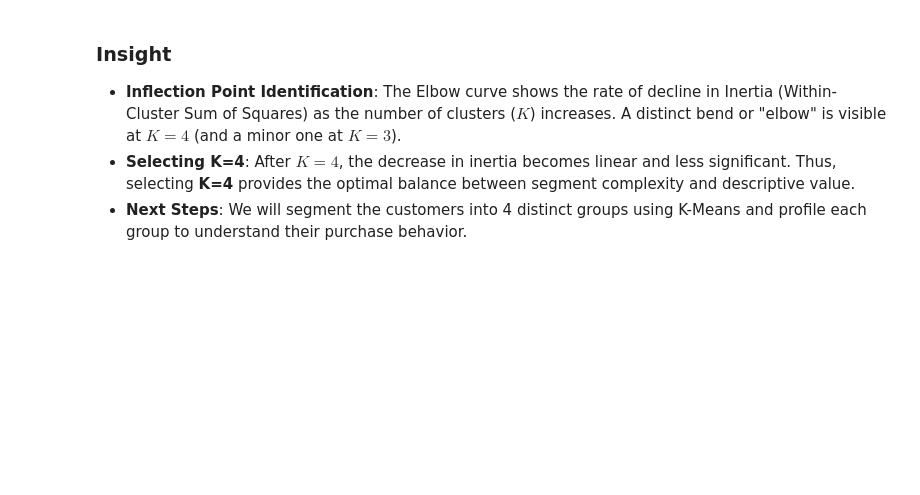
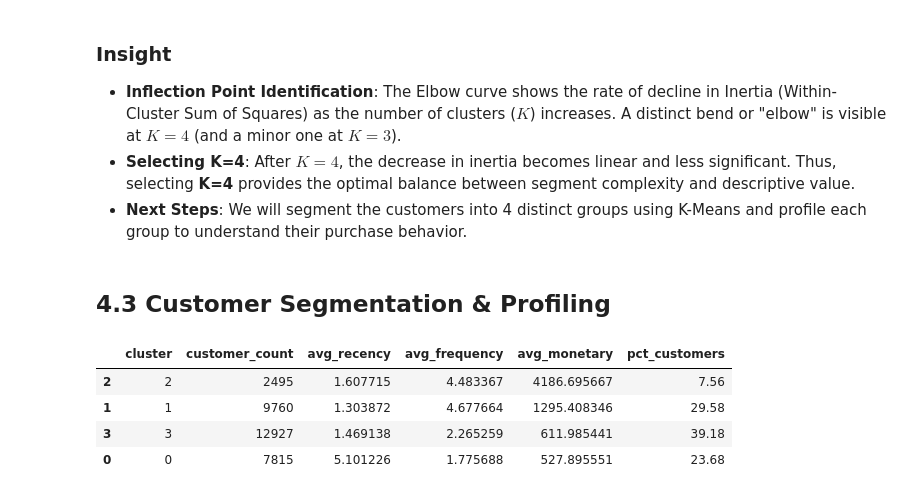
Before and after one commit to fathirrizkifadillah/Black-Friday, a Jupyter notebook: main.ipynb, the cells around one changed output. Saved outputs shown, nothing was run; the diff lists cells and outputs as text; code cells hidden in the pictures; blank space fills up the shorter version.

Commit message:
Customer Segmentation & Profiling

```diff
--- a/main.ipynb
+++ b/main.ipynb
@@ -1435,3 +1435,32 @@ plt.show()
 - **Inflection Point Identification**: The Elbow curve shows the rate of decline in Inertia (Within-Cluster Sum of Squares) as the number of clusters ($K$) increases. A distinct bend or "elbow" is visible at $K=4$ (and a minor one at $K=3$).
 - **Selecting K=4**: After $K=4$, the decrease in inertia becomes linear and less significant. Thus, selecting **K=4** provides the optimal balance between segment complexity and descriptive value.
 - **Next Steps**: We will segment the customers into 4 distinct groups using K-Means and profile each group to understand their purchase behavior.
+# %% [markdown]
+## 4.3 Customer Segmentation & Profiling
+# %%
+# Fit the final KMeans model with the optimal K=4
+kmeans_opt = KMeans(n_clusters=4, init='k-means++', random_state=42, n_init=10)
+rfm['cluster'] = kmeans_opt.fit_predict(rfm_scaled[['recency_scaled', 'frequency_scaled', 'monetary_scaled']])
+
+# Group by cluster and calculate the average RFM values
+cluster_profiles = rfm.groupby('cluster').agg(
+    customer_count=('customer_id', 'count'),
+    avg_recency=('recency', 'mean'),
+    avg_frequency=('frequency', 'mean'),
+    avg_monetary=('monetary', 'mean')
+).reset_index()
+
+# Calculate customer percentage share for each cluster
+cluster_profiles['pct_customers'] = (cluster_profiles['customer_count'] / len(rfm) * 100).round(2)
+
+# Sort by monetary value to rank segments from highest to lowest value
+cluster_profiles = cluster_profiles.sort_values(by='avg_monetary', ascending=False)
+
+# Display profiles
+cluster_profiles
+# %% [output]
+|  | cluster | customer_count | avg_recency | avg_frequency | avg_monetary | pct_customers |
+| 2 | 2 | 2495 | 1.607715 | 4.483367 | 4186.695667 | 7.56 |
+| 1 | 1 | 9760 | 1.303872 | 4.677664 | 1295.408346 | 29.58 |
+| 3 | 3 | 12927 | 1.469138 | 2.265259 | 611.985441 | 39.18 |
+| 0 | 0 | 7815 | 5.101226 | 1.775688 | 527.895551 | 23.68 |
```
Also changed, not shown: parts of 1 cell of this notebook.
